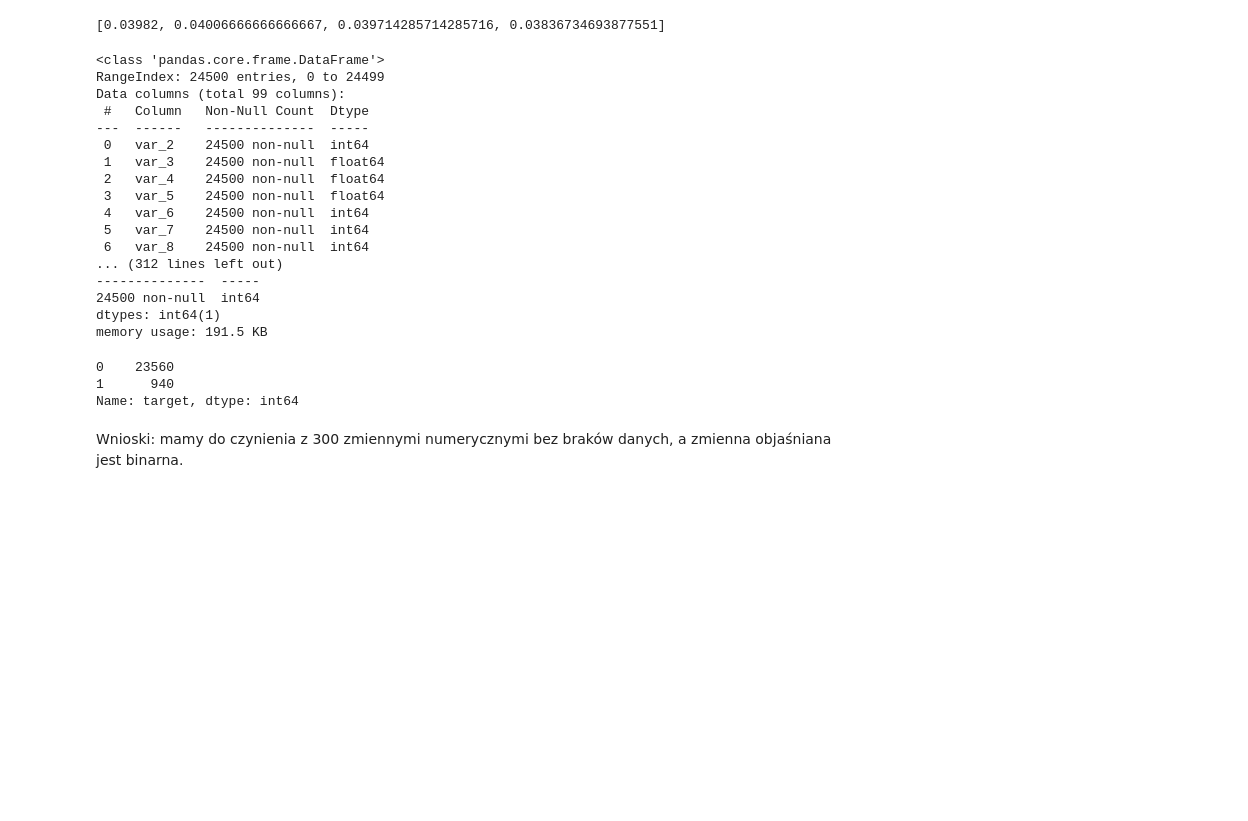
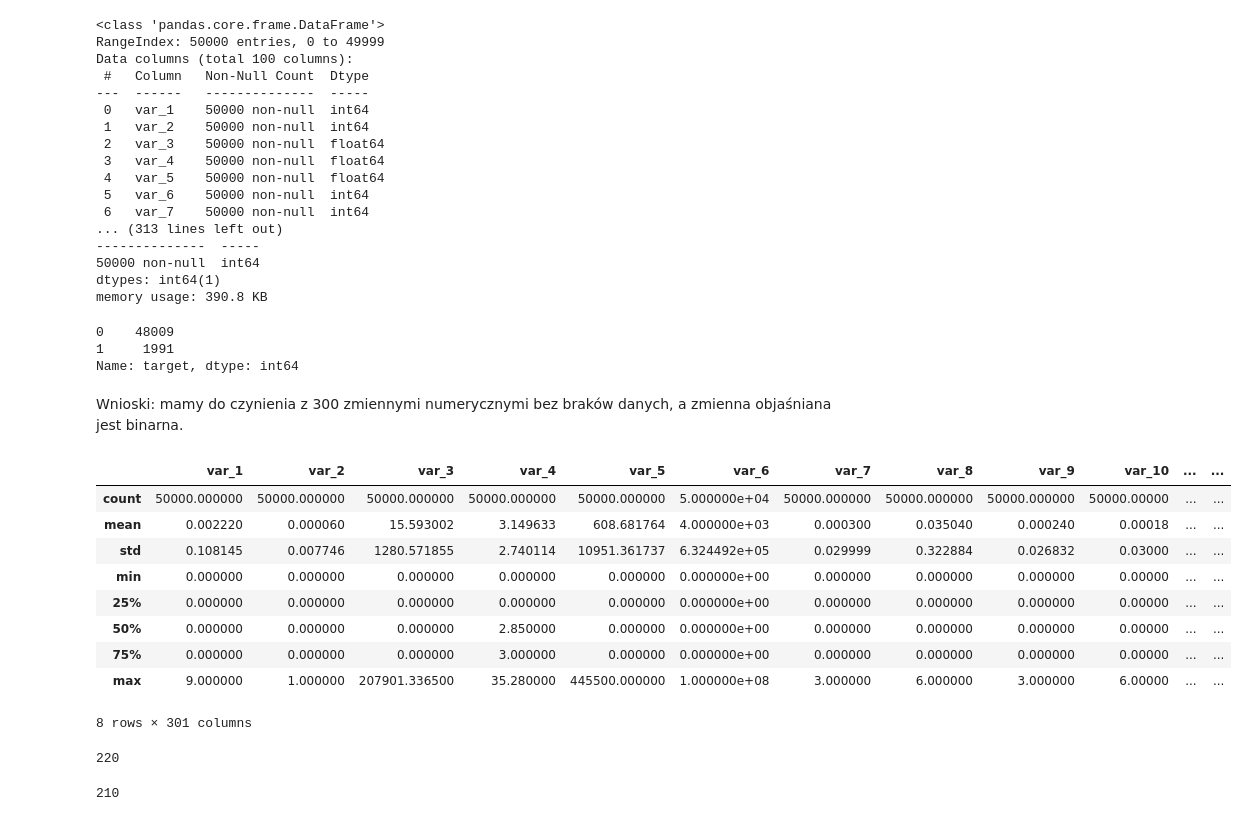
Before and after one commit to MajshiJD/ML_Projekt_1, a Jupyter notebook: projekt_Maciej.ipynb, the cells around one changed output. Drawn from its saved outputs; the diff is of its cells as text; code cells hidden in the pictures; blank space fills up the shorter version.

```diff
--- a/projekt_Maciej.ipynb
+++ b/projekt_Maciej.ipynb
@@ -16,3 +10,3 @@ plt.rcParams['figure.figsize'] = (10, 5)
 # %%
 # wczytujemy całą ramkę danych
-data = pd.read_csv("./data/dataset_1.csv")
+dataset = pd.read_csv("./data/dataset_1.csv")
@@ -26,40 +13,46 @@ df = train_df.reset_index(drop=True)    # dla wygody
-# %%
-# sprawdzamy czy mniej więcej po równo się podzieliło
-[data[data.target == 1].size/data.size,
-eval_set[eval_set.target == 1].size/eval_set.size,
-train_set[train_set.target == 1].size/train_set.size,
-df[df.target == 1].size/df.size]
-
-# jest git
-# %% [output]
-[0.03982, 0.04006666666666667, 0.039714285714285716, 0.03836734693877551]
+# %%
+df = dataset.copy()
 # %%
 # sprawdzamy typy zmiennych i występowanie braków
-df.iloc[:, 1:100].info()
+df.iloc[:, 0:100].info()
 df.iloc[:, 100:200].info()
 df.iloc[:, 200:300].info()
 df.target.info()
 df.target.value_counts()
 # %% [output]
 <class 'pandas.core.frame.DataFrame'>
-RangeIndex: 24500 entries, 0 to 24499
-Data columns (total 99 columns):
+RangeIndex: 50000 entries, 0 to 49999
+Data columns (total 100 columns):
  #   Column   Non-Null Count  Dtype
 ---  ------   --------------  -----
- 0   var_2    24500 non-null  int64
- 1   var_3    24500 non-null  float64
- 2   var_4    24500 non-null  float64
- 3   var_5    24500 non-null  float64
- 4   var_6    24500 non-null  int64
- 5   var_7    24500 non-null  int64
- 6   var_8    24500 non-null  int64
-... (312 lines left out)
+ 0   var_1    50000 non-null  int64
+ 1   var_2    50000 non-null  int64
+ 2   var_3    50000 non-null  float64
+ 3   var_4    50000 non-null  float64
+ 4   var_5    50000 non-null  float64
+ 5   var_6    50000 non-null  int64
+ 6   var_7    50000 non-null  int64
+... (313 lines left out)
 --------------  -----
-24500 non-null  int64
+50000 non-null  int64
 dtypes: int64(1)
-memory usage: 191.5 KB
+memory usage: 390.8 KB
-0    23560
-1      940
+0    48009
+1     1991
 Name: target, dtype: int64
 # %% [markdown]
 Wnioski: mamy do czynienia z 300 zmiennymi numerycznymi bez braków danych, a zmienna objaśniana jest binarna.
+# %%
+# rzucamy okiem na podsuomwanie atrybutów numerycznych
+df.describe()
+# %% [output]
+|  | var_1 | var_2 | var_3 | var_4 | var_5 | var_6 | var_7 | var_8 | var_9 | var_10 | ... | ... |
+| count | 50000.000000 | 50000.000000 | 50000.000000 | 50000.000000 | 50000.000000 | 5.000000e+04 | 50000.000000 | 50000.000000 | 50000.000000 | 50000.00000 | ... | ... |
+| mean | 0.002220 | 0.000060 | 15.593002 | 3.149633 | 608.681764 | 4.000000e+03 | 0.000300 | 0.035040 | 0.000240 | 0.00018 | ... | ... |
+| std | 0.108145 | 0.007746 | 1280.571855 | 2.740114 | 10951.361737 | 6.324492e+05 | 0.029999 | 0.322884 | 0.026832 | 0.03000 | ... | ... |
+| min | 0.000000 | 0.000000 | 0.000000 | 0.000000 | 0.000000 | 0.000000e+00 | 0.000000 | 0.000000 | 0.000000 | 0.00000 | ... | ... |
+| 25% | 0.000000 | 0.000000 | 0.000000 | 0.000000 | 0.000000 | 0.000000e+00 | 0.000000 | 0.000000 | 0.000000 | 0.00000 | ... | ... |
+| 50% | 0.000000 | 0.000000 | 0.000000 | 2.850000 | 0.000000 | 0.000000e+00 | 0.000000 | 0.000000 | 0.000000 | 0.00000 | ... | ... |
+| 75% | 0.000000 | 0.000000 | 0.000000 | 3.000000 | 0.000000 | 0.000000e+00 | 0.000000 | 0.000000 | 0.000000 | 0.00000 | ... | ... |
+| max | 9.000000 | 1.000000 | 207901.336500 | 35.280000 | 445500.000000 | 1.000000e+08 | 3.000000 | 6.000000 | 3.000000 | 6.00000 | ... | ... |
+8 rows × 301 columns
@@ -65,0 +68,16 @@ Wnioski: mamy do czynienia z 300 zmiennymi numerycznymi bez braków danych, a zm
+# %%
+# usuwamy stałe i prawie stałe kolumny
+df.drop(df.loc[:, find_constant_columns(df, 99.99)], axis=1, inplace=True)
+
+# ile kolumn nam zostaje?
+df.shape[1]
+# %% [output]
+220
+# %%
+# usuwamy ewentualne zduplikowane kolumny
+df.drop(df.loc[:, df.T.duplicated()], axis=1, inplace=True)
+
+# ile kolumn nam zostaje?
+df.shape[1]
+# %% [output]
+210
```
Also changed, not shown: parts of 27 cells of this notebook.
